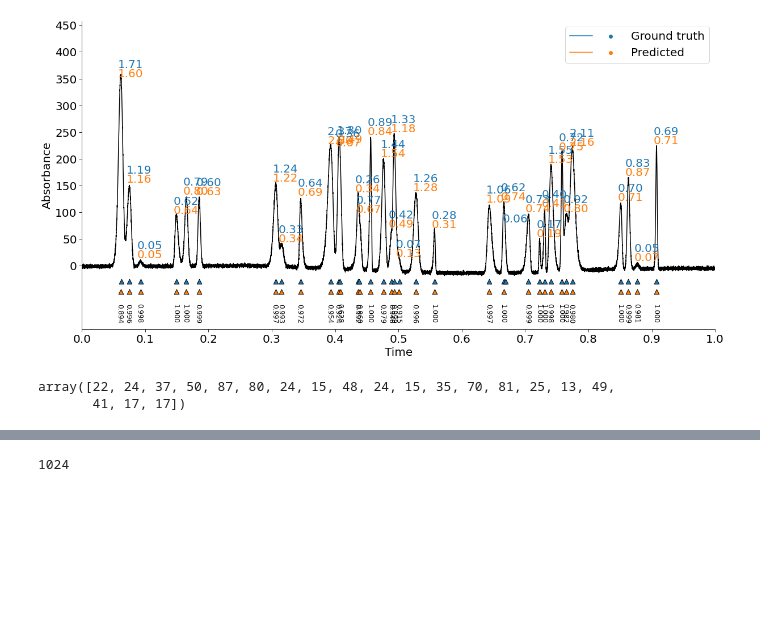
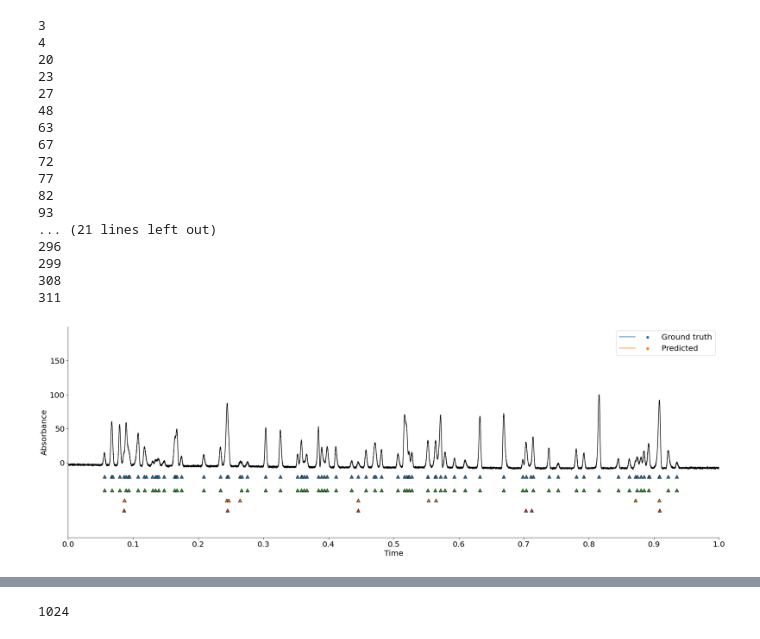
Before and after one commit to akensert/deep-learning-peak-detection, a Jupyter notebook: notebooks/01_convolutional-neural-network.ipynb, the cells around one changed output, grey strips where cells are left out. Cells and saved outputs as stored; diff of their text form; code cells hidden in the pictures; blank space fills up the shorter version.

```diff
--- a/notebooks/01_convolutional-neural-network.ipynb
+++ b/notebooks/01_convolutional-neural-network.ipynb
@@ -38,6 +32,6 @@ simulator_train = Simulator()
 
 fig, axes = plt.subplots(36, 1, figsize=(20, 120))
 for i in range(36):
-    out = simulator_train._generate(i+100)
+    out = simulator_train._generate_example(i+100)
     axes.reshape(-1)[i].plot(out['chromatogram'])
 # %% [output]
@@ -105,7 +83,7 @@ To enable them in other operations, rebuild TensorFlow with the appropriate comp
 # %%
-for _ in range(1):
+for _ in range(2):
 
-    model.fit(train_generator, use_multiprocessing=False, workers=8)
+    model.fit(train_generator)
     #out = model.evaluate(validation_generator, use_multiprocessing=False, workers=8)
 
     current_lr = model.optimizer.learning_rate
@@ -115,4 +94,3 @@ KeyboardInterrupt:
 # %%
-prediction = model.predict(test_generator, use_multiprocessing=True, workers=8, verbose=1)
-#prediction = prediction.reshape((10000, -1, 3))
+prediction = model.predict(test_generator, verbose=1)
 # %% [output]
@@ -122,9 +98,32 @@ model.load_weights('model.h5')
+# %%
+for i in range(313):
+    true = test_generator.__getitem__(i)
+    if true[1][0][:, 0].sum() < 24:
+        print(i)
+# %% [output]
+3
+4
+20
+23
+27
+48
+63
+67
+72
+77
+82
+93
+... (21 lines left out)
+296
+299
+308
+311
 # %%
-fig, ax = plt.subplots(1, 1, figsize=(20, 10))
+fig, ax = plt.subplots(1, 1, figsize=(30, 10))
 
 x_lim = [0.0, 1.0 + 1e-7]
 
-ID = 15
+ID = 12
 
 true_move = {0: (0.0, 0), 1: (0, 0), 2: (0, 0), 3: (0, 0), 4: (0, 0),
              5: (0, 0), 6: (0, 0), 7: (0, 0), 8: (0, 0), 9: (0, 0),
@@ -140,9 +139,9 @@ true = test_generator.__getitem__(ID)
 
 pred = prediction[ID*validation_generator.batch_size]
 
-probs, locs, areas = label_encoder.decode(pred, 0.5)
+probs, locs, areas = label_encoder.decode(pred, 0.2)
 
-x = true[0][0]
+x = true[0][0] * 100
 y = true[1][0]
 #x = x * 255
 
@@ -158,62 +157,57 @@ for i, y_sample in enumerate(y):
         if x_lim[0] < gt[1][k] < x_lim[1]:
             ax.scatter(gt[1][k], np.min(x)-10, c='C0', s=75, marker='^', edgecolor='black')
             #ax.axvline(gt[1][k], linestyle='--')
-            ax.text(x=gt[1][k]-0.005 * x_lim[1], y=height+17, s=f"{gt[2][k]:.2f}", color="C0", fontsize=20)
+            #if k % 3 == 0:
+            #ax.text(x=gt[1][k]-0.005 * x_lim[1], y=height+17, s=f"{gt[2][k]:.3f}", color="C0", fontsize=20)
 
         k += 1
 
-    if pred[i][0] > 0.5:
-
+    if pred[i][0] > 0.2:
         index = int(gt[1][k-1] * 16384)
         height = max(x[index:index+1]) + 5
 
         if x_lim[0] < locs[j] < x_lim[1]:
 
-            ax.scatter(locs[j], np.min(x)-30, c='C1', s=75, marker='^', edgecolor='black')
-            ax.text(x=locs[j]-0.0075 * x_lim[1], y=np.min(x)-85, s=f'{probs[j]:.3f}', rotation=-90, fontsize=12)
-            ax.text(x=locs[j]-0.005 * x_lim[1], y=height, s=f"{areas[j]:.2f}", color='C1', fontsize=20)
+            if pred[i][0] > 0.9:
+                ax.scatter(locs[j], np.min(x)-30, c='C2', s=75, marker='^', edgecolor='black')
+            elif pred[i][0] > 0.7:
+                ax.scatter(locs[j], np.min(x)-45, c='C1', s=75, marker='^', edgecolor='black')
+            elif pred[i][0] > 0.2:
+                ax.scatter(locs[j], np.min(x)-60, c='C3', s=75, marker='^', edgecolor='black')
+            #if k % 3 == 0:
+            #ax.text(x=locs[j]-0.0075 * x_lim[1], y=np.min(x)-85, s=f'{probs[j]:.3f}', rotation=-90, fontsize=12)
+            #ax.text(x=locs[j]-0.005 * x_lim[1], y=height, s=f"{areas[j]:.3f}", color='C1', fontsize=20)
 
         j += 1
 
 
 
 ax.plot(np.linspace(0, 1, simulator_test.resolution), x, c='black')
 
 ax.scatter([None],[None], c='C0', label='Ground truth')
 ax.scatter([None],[None], c='C1', label='Predicted')
 ax.plot([None],[None], c='C0', label=' ')
 ax.plot([None],[None], c='C1', label=' ')
 
 
 ax.set_ylabel('Absorbance', fontsize=20)
 ax.set_xlabel('Time', fontsize=20)
 ax.set_ylim(np.min(x)-100, np.max(x)+100);
 ax.set_xlim(*x_lim)
 ax.tick_params(axis='both', length=5, labelsize=20)
 
 start, end = ax.get_xlim()
 ax.xaxis.set_ticks(np.arange(start, end, 0.1))
 start, end = ax.get_ylim()
 ax.yaxis.set_ticks(np.arange(0, end, 50))
 ax.legend(columnspacing=-0.5, fontsize=20, ncol=2)
 ax.spines['top'].set_visible(False)
 ax.spines['right'].set_visible(False)
 
-plt.savefig('peak_detection_2.png', dpi=300)
+#ax.set_xlim(0.05, 0.37)
+#plt.savefig('peak_detection_2.png', dpi=300)
 # %% [output]
-[figure, old version]
+[figure, new version]
-# %%
-def random_logarithmic_uniform(minimum, maximum, size):
-    return 10 ** np.random.uniform(np.log10(minimum), np.log10(maximum), size=size)
-
-def random_logarithmic_randint(minimum, maximum, size):
-    return random_logarithmic_uniform(minimum, maximum, size).round().astype(int)
-
-
-random_logarithmic_randint(10, 100, 20)
-# %% [output]
-array([22, 24, 37, 50, 87, 80, 24, 15, 48, 24, 15, 35, 70, 81, 25, 13, 49,
-       41, 17, 17])
 # %%
 import scipy.interpolate
 import glob
```
Also changed, not shown: parts of 14 cells of this notebook, 3 other files.
